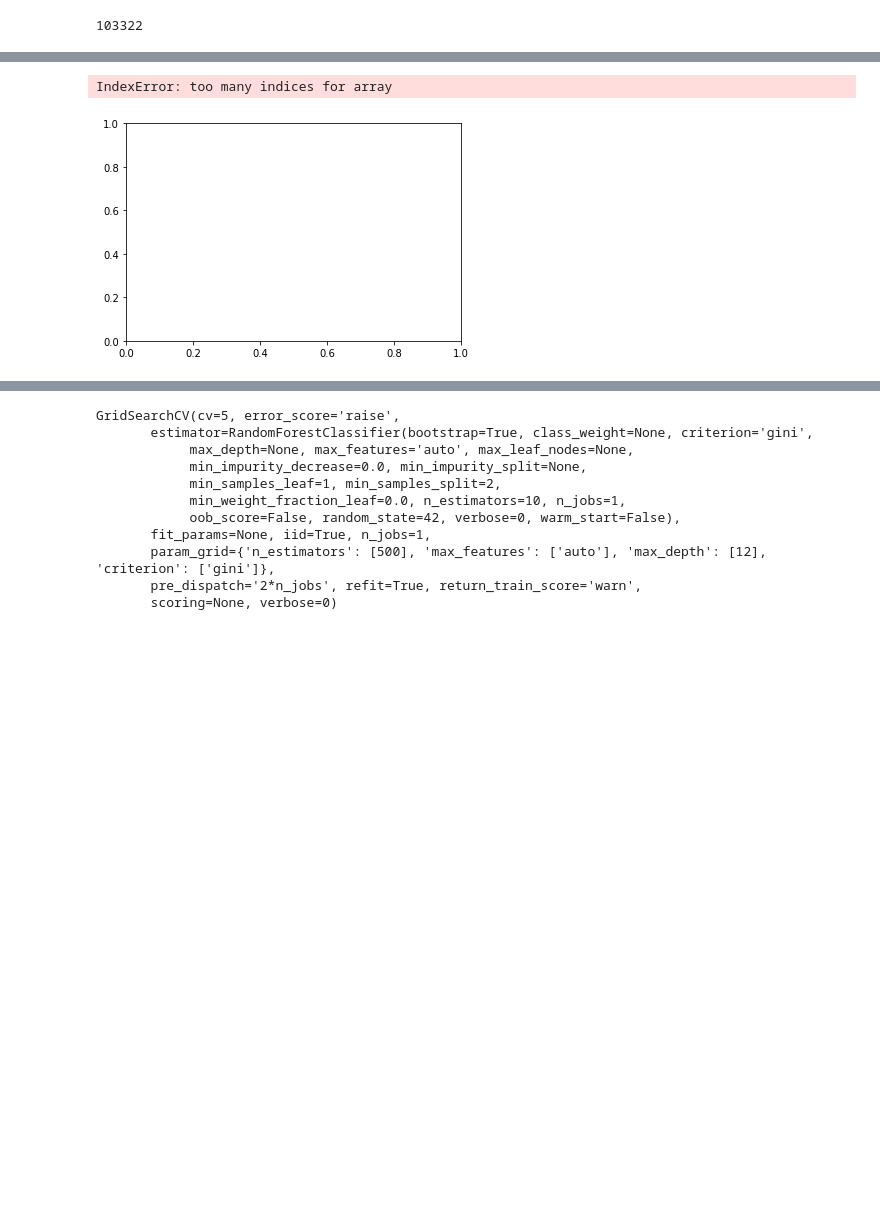
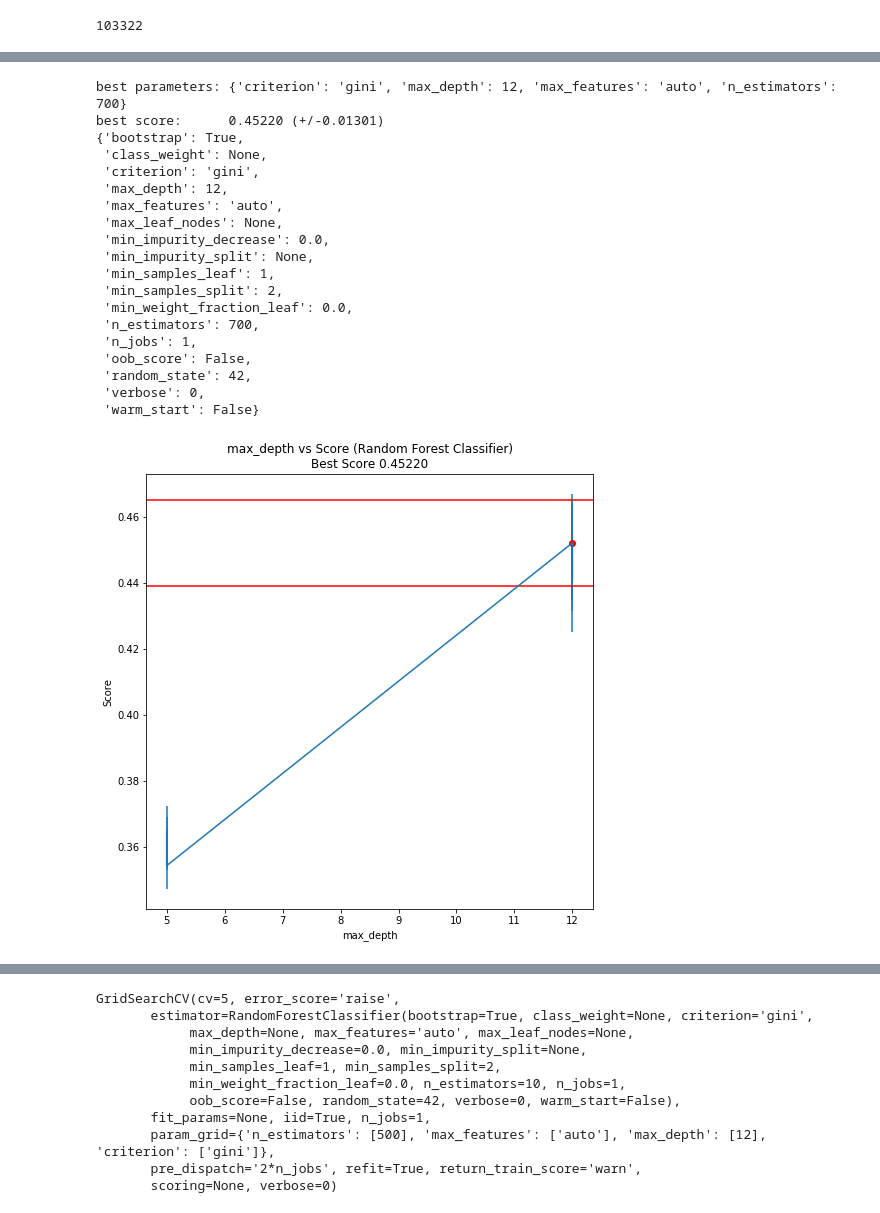
Before and after one commit to JKora/wine_predictions, a Jupyter notebook: notebooks/GridSearchCVRandomForClassifier.ipynb, the cells around one changed output, grey strips where cells are left out. Cells and saved outputs as stored; diff of their text form; code cells hidden in the pictures; blank space fills up the shorter version.

```diff
--- a/notebooks/GridSearchCVRandomForClassifier.ipynb
+++ b/notebooks/GridSearchCVRandomForClassifier.ipynb
@@ -287,30 +287,23 @@ best score:      0.44660 (+/-0.01437)
-# %%
-import numpy as np
-import matplotlib.pyplot as plt
-import seaborn as sns
-def plot_grid_search(cv_results, grid_param_1, name_param_1):
-    # Get Test Scores Mean and std for each grid search
-    scores_mean = cv_results['mean_test_score']
-    #scores_mean = np.array(scores_mean).reshape(len(grid_param_2),len(grid_param_1))
-
-    scores_sd = cv_results['std_test_score']
-    #scores_sd = np.array(scores_sd).reshape(len(grid_param_2),len(grid_param_1))
-
-    # Plot Grid search scores
-    _, ax = plt.subplots(1,1)
-
-    # Param1 is the X-axis, Param 2 is represented as a different curve (color line)
-    for idx, val in enumerate(grid_param_1):
-        ax.plot(grid_param_1, scores_mean[idx,:])
-
-    ax.set_title("Grid Search Scores", fontsize=20, fontweight='bold')
-    ax.set_xlabel(name_param_1, fontsize=16)
-    ax.set_ylabel('CV Average Score', fontsize=16)
-    ax.legend(loc="best", fontsize=15)
-    ax.grid('on')
-
-# Calling Method
-plot_grid_search(CV_rfc.cv_results_, param_grid['n_estimators'], 'N Estimators')
-# %% [output]
-IndexError: too many indices for array
-[figure, removed]
+# %%
+GridSearch_table_plot(CV_rfc, "max_depth", negative=False)
+# %% [output]
+best parameters: {'criterion': 'gini', 'max_depth': 12, 'max_features': 'auto', 'n_estimators': 700}
+best score:      0.45220 (+/-0.01301)
+{'bootstrap': True,
+ 'class_weight': None,
+ 'criterion': 'gini',
+ 'max_depth': 12,
+ 'max_features': 'auto',
+ 'max_leaf_nodes': None,
+ 'min_impurity_decrease': 0.0,
+ 'min_impurity_split': None,
+ 'min_samples_leaf': 1,
+ 'min_samples_split': 2,
+ 'min_weight_fraction_leaf': 0.0,
+ 'n_estimators': 700,
+ 'n_jobs': 1,
+ 'oob_score': False,
+ 'random_state': 42,
+ 'verbose': 0,
+ 'warm_start': False}
+[figure, added]
```
Also changed, not shown: parts of 30 cells of this notebook.
